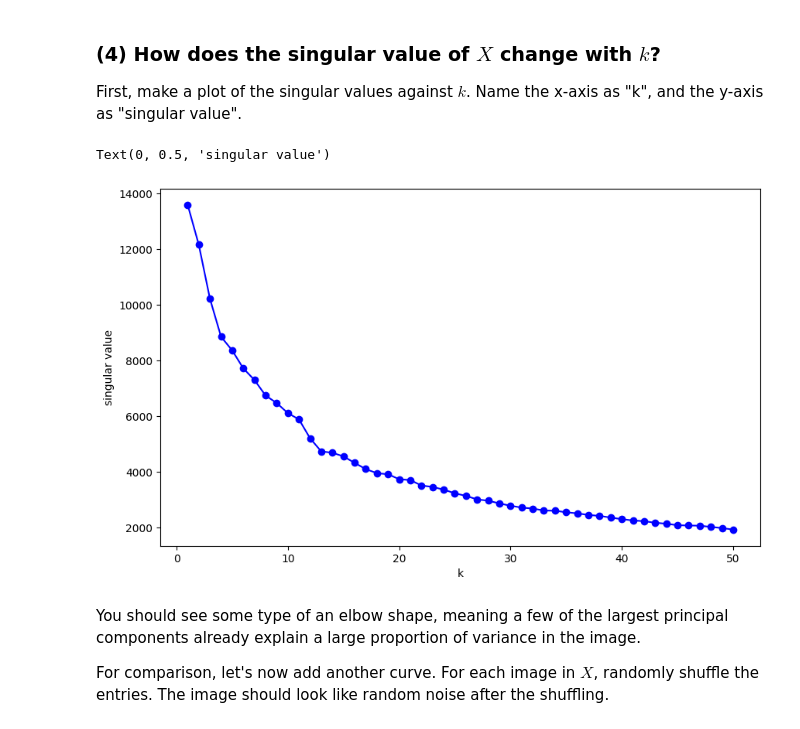
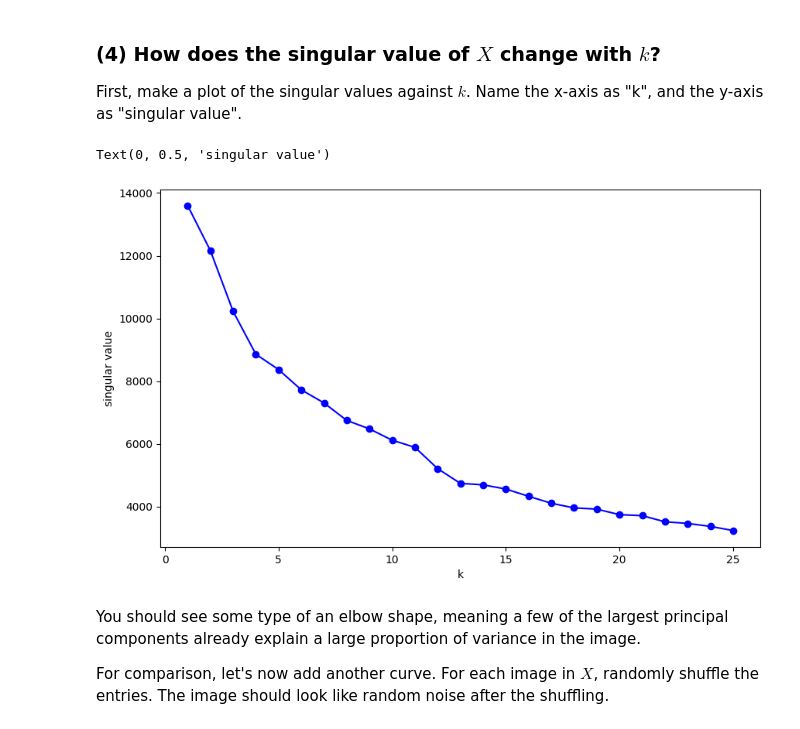
Before and after one commit to blingbangboom/142B-Final, a Jupyter notebook: Final_Project_STA142B_S25.ipynb, the cells around one changed output. Saved outputs shown, nothing was run; the diff lists cells and outputs as text; code cells hidden in the pictures.

```diff
--- a/Final_Project_STA142B_S25.ipynb
+++ b/Final_Project_STA142B_S25.ipynb
@@ -210,17 +232,17 @@ First, make a plot of the singular values against $k$. Name the x-axis as "k", a
 # %%
 ##### your code starts here #####
 X_centered = X - X_bar
 U, s, Vt = np.linalg.svd(X_centered, full_matrices=False)
-k_values = range(1, min(50, len(s)) + 1)
+k_values = range(1, min(25, len(s)) + 1)
 plt.figure(figsize=(10, 6))
 plt.plot(k_values, s[:len(k_values)], 'b-o', label='Original data')
 plt.xlabel("k")
 plt.ylabel("singular value")
 
 ##### your code ends here #####
 # %% [output]
 Text(0, 0.5, 'singular value')
-[figure, old version]
+[figure, new version]
 # %% [markdown]
 You should see some type of an elbow shape, meaning a few of the largest principal components already explain a large proportion of variance in the image.
 
```
Also changed, not shown: parts of 10 cells of this notebook.
